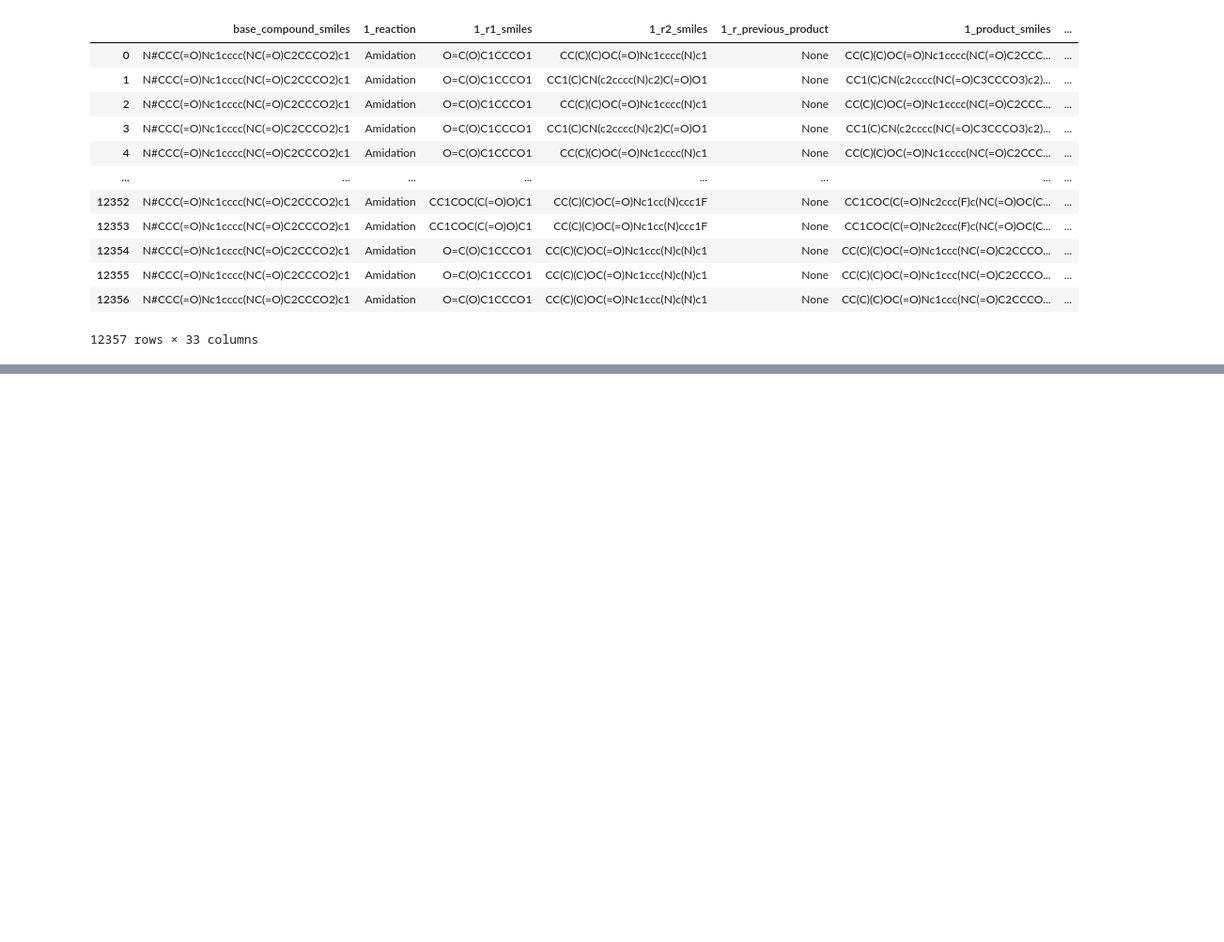
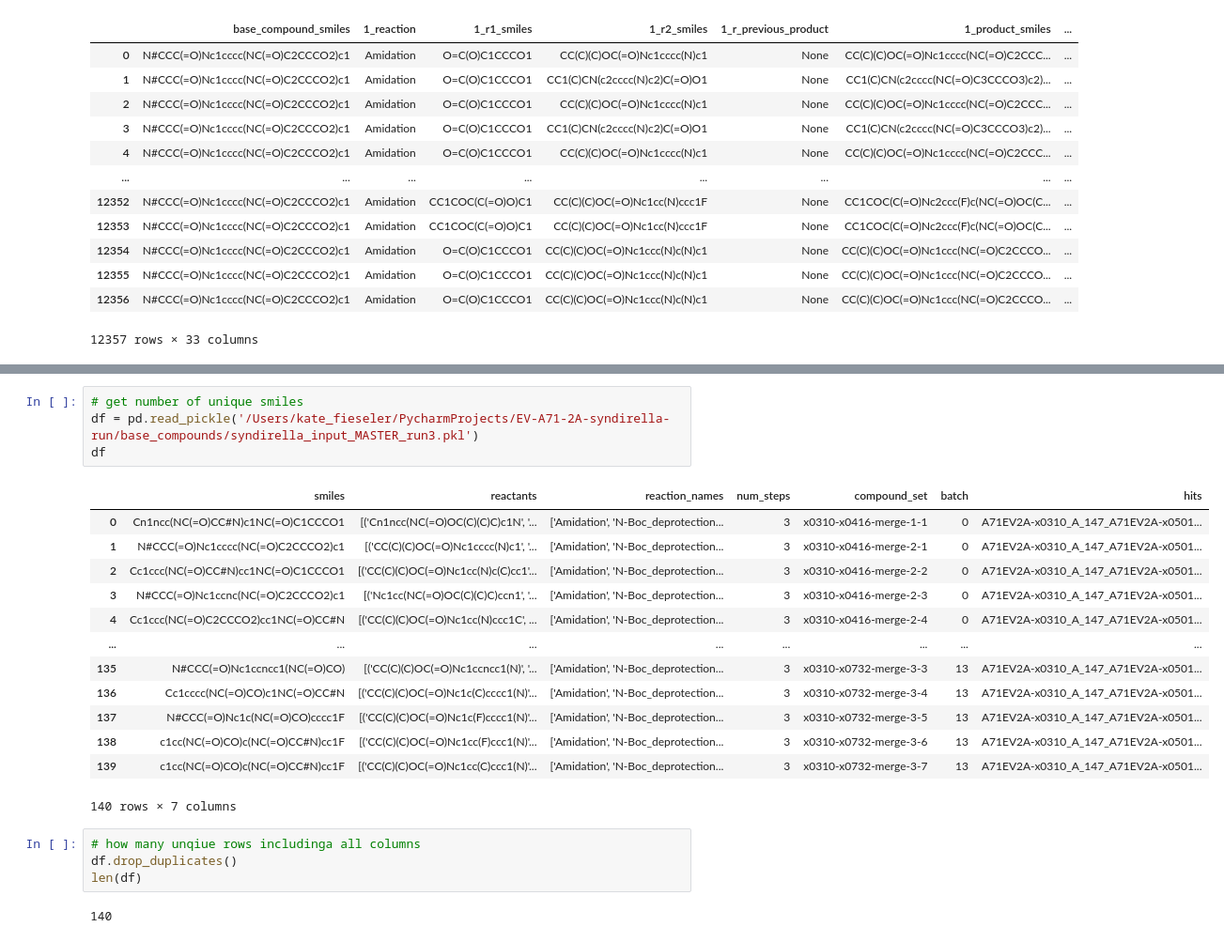
Before and after one commit to kate-fie/EV-A71-2A-syndirella-run, a Jupyter notebook: analyse/2.ipynb, the cells around one changed output, grey strips where cells are left out. Shown at 94% size. Drawn from its saved outputs; the diff is of its cells as text; blank space fills up the shorter version.

```diff
--- a/analyse/2.ipynb
+++ b/analyse/2.ipynb
@@ -36,0 +69,24 @@ df1
+# %%
+# get number of unique smiles
+df = pd.read_pickle('/Users/kate_fieseler/PycharmProjects/EV-A71-2A-syndirella-run/base_compounds/syndirella_input_MASTER_run3.pkl')
+df
+# %% [output]
+|  | smiles | reactants | reaction_names | num_steps | compound_set | batch | hits |
+| 0 | Cn1ncc(NC(=O)CC#N)c1NC(=O)C1CCCO1 | [('Cn1ncc(NC(=O)OC(C)(C)C)c1N', '... | ['Amidation', 'N-Boc_deprotection... | 3 | x0310-x0416-merge-1-1 | 0 | A71EV2A-x0310_A_147_A71EV2A-x0501... |
+| 1 | N#CCC(=O)Nc1cccc(NC(=O)C2CCCO2)c1 | [('CC(C)(C)OC(=O)Nc1cccc(N)c1', '... | ['Amidation', 'N-Boc_deprotection... | 3 | x0310-x0416-merge-2-1 | 0 | A71EV2A-x0310_A_147_A71EV2A-x0501... |
+| 2 | Cc1ccc(NC(=O)CC#N)cc1NC(=O)C1CCCO1 | [('CC(C)(C)OC(=O)Nc1cc(N)c(C)cc1'... | ['Amidation', 'N-Boc_deprotection... | 3 | x0310-x0416-merge-2-2 | 0 | A71EV2A-x0310_A_147_A71EV2A-x0501... |
+| 3 | N#CCC(=O)Nc1ccnc(NC(=O)C2CCCO2)c1 | [('Nc1cc(NC(=O)OC(C)(C)C)ccn1', '... | ['Amidation', 'N-Boc_deprotection... | 3 | x0310-x0416-merge-2-3 | 0 | A71EV2A-x0310_A_147_A71EV2A-x0501... |
+| 4 | Cc1ccc(NC(=O)C2CCCO2)cc1NC(=O)CC#N | [('CC(C)(C)OC(=O)Nc1cc(N)ccc1C', ... | ['Amidation', 'N-Boc_deprotection... | 3 | x0310-x0416-merge-2-4 | 0 | A71EV2A-x0310_A_147_A71EV2A-x0501... |
+| ... | ... | ... | ... | ... | ... | ... | ... |
+| 135 | N#CCC(=O)Nc1ccncc1(NC(=O)CO) | [('CC(C)(C)OC(=O)Nc1ccncc1(N)', '... | ['Amidation', 'N-Boc_deprotection... | 3 | x0310-x0732-merge-3-3 | 13 | A71EV2A-x0310_A_147_A71EV2A-x0501... |
+| 136 | Cc1cccc(NC(=O)CO)c1NC(=O)CC#N | [('CC(C)(C)OC(=O)Nc1c(C)cccc1(N)'... | ['Amidation', 'N-Boc_deprotection... | 3 | x0310-x0732-merge-3-4 | 13 | A71EV2A-x0310_A_147_A71EV2A-x0501... |
+| 137 | N#CCC(=O)Nc1c(NC(=O)CO)cccc1F | [('CC(C)(C)OC(=O)Nc1c(F)cccc1(N)'... | ['Amidation', 'N-Boc_deprotection... | 3 | x0310-x0732-merge-3-5 | 13 | A71EV2A-x0310_A_147_A71EV2A-x0501... |
+| 138 | c1cc(NC(=O)CO)c(NC(=O)CC#N)cc1F | [('CC(C)(C)OC(=O)Nc1cc(F)ccc1(N)'... | ['Amidation', 'N-Boc_deprotection... | 3 | x0310-x0732-merge-3-6 | 13 | A71EV2A-x0310_A_147_A71EV2A-x0501... |
+| 139 | c1cc(NC(=O)CO)c(NC(=O)CC#N)cc1F | [('CC(C)(C)OC(=O)Nc1cc(C)ccc1(N)'... | ['Amidation', 'N-Boc_deprotection... | 3 | x0310-x0732-merge-3-7 | 13 | A71EV2A-x0310_A_147_A71EV2A-x0501... |
+140 rows × 7 columns
+# %%
+# how many unqiue rows includinga all columns
+df.drop_duplicates()
+len(df)
+# %% [output]
+140
```
Also changed, not shown: parts of 7 cells of this notebook, 11 other files.
